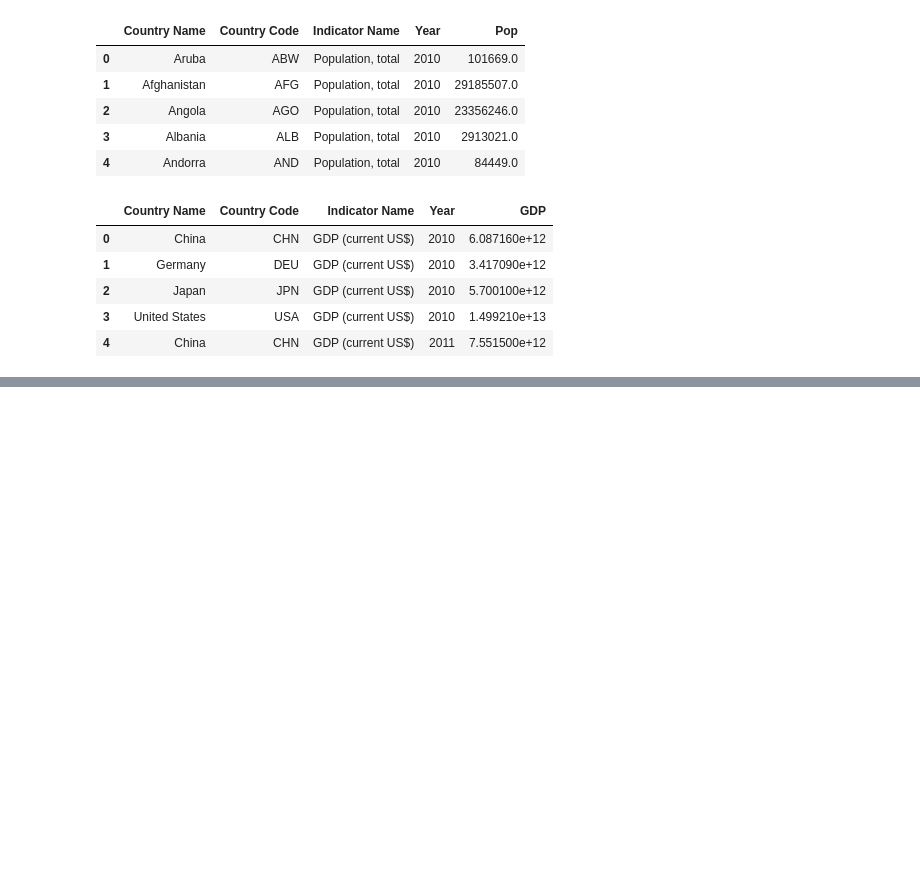
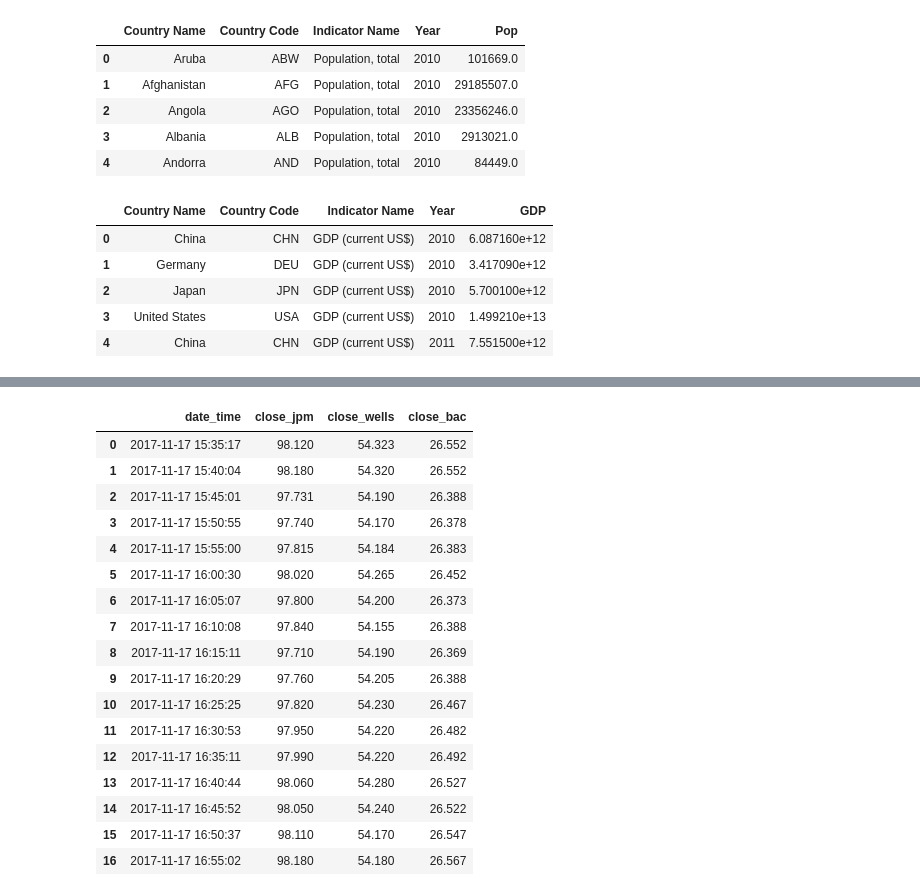
Before and after one commit to Kinetics20/Data_Science_notes, a Jupyter notebook: notebooks/pandas_merge_2.ipynb, the cells around one changed output, grey strips where cells are left out. Cells and saved outputs as stored; diff of their text form; code cells hidden in the pictures; blank space fills up the shorter version.

```diff
--- a/notebooks/pandas_merge_2.ipynb
+++ b/notebooks/pandas_merge_2.ipynb
@@ -469,0 +627,5 @@ df_gdp.head()
+# %%
+wells = pd.read_csv(wells_io, skiprows=1,names=['date', 'time', 'close'], sep=r'\s+')
+wells['date_time'] = pd.to_datetime(wells['date'] + ' ' + wells['time'])
+wells.drop(columns=['date', 'time'], inplace=True)
+wells = wells[['date_time', 'close']]
@@ -469,0 +706,21 @@ df_gdp.head()
+# %%
+jpm_wells_back
+# %% [output]
+|  | date_time | close_jpm | close_wells | close_bac |
+| 0 | 2017-11-17 15:35:17 | 98.120 | 54.323 | 26.552 |
+| 1 | 2017-11-17 15:40:04 | 98.180 | 54.320 | 26.552 |
+| 2 | 2017-11-17 15:45:01 | 97.731 | 54.190 | 26.388 |
+| 3 | 2017-11-17 15:50:55 | 97.740 | 54.170 | 26.378 |
+| 4 | 2017-11-17 15:55:00 | 97.815 | 54.184 | 26.383 |
+| 5 | 2017-11-17 16:00:30 | 98.020 | 54.265 | 26.452 |
+| 6 | 2017-11-17 16:05:07 | 97.800 | 54.200 | 26.373 |
+| 7 | 2017-11-17 16:10:08 | 97.840 | 54.155 | 26.388 |
+| 8 | 2017-11-17 16:15:11 | 97.710 | 54.190 | 26.369 |
+| 9 | 2017-11-17 16:20:29 | 97.760 | 54.205 | 26.388 |
+| 10 | 2017-11-17 16:25:25 | 97.820 | 54.230 | 26.467 |
+| 11 | 2017-11-17 16:30:53 | 97.950 | 54.220 | 26.482 |
+| 12 | 2017-11-17 16:35:11 | 97.990 | 54.220 | 26.492 |
+| 13 | 2017-11-17 16:40:44 | 98.060 | 54.280 | 26.527 |
+| 14 | 2017-11-17 16:45:52 | 98.050 | 54.240 | 26.522 |
+| 15 | 2017-11-17 16:50:37 | 98.110 | 54.170 | 26.547 |
+| 16 | 2017-11-17 16:55:02 | 98.180 | 54.180 | 26.567 |
```
Also changed, not shown: parts of 31 cells of this notebook.
